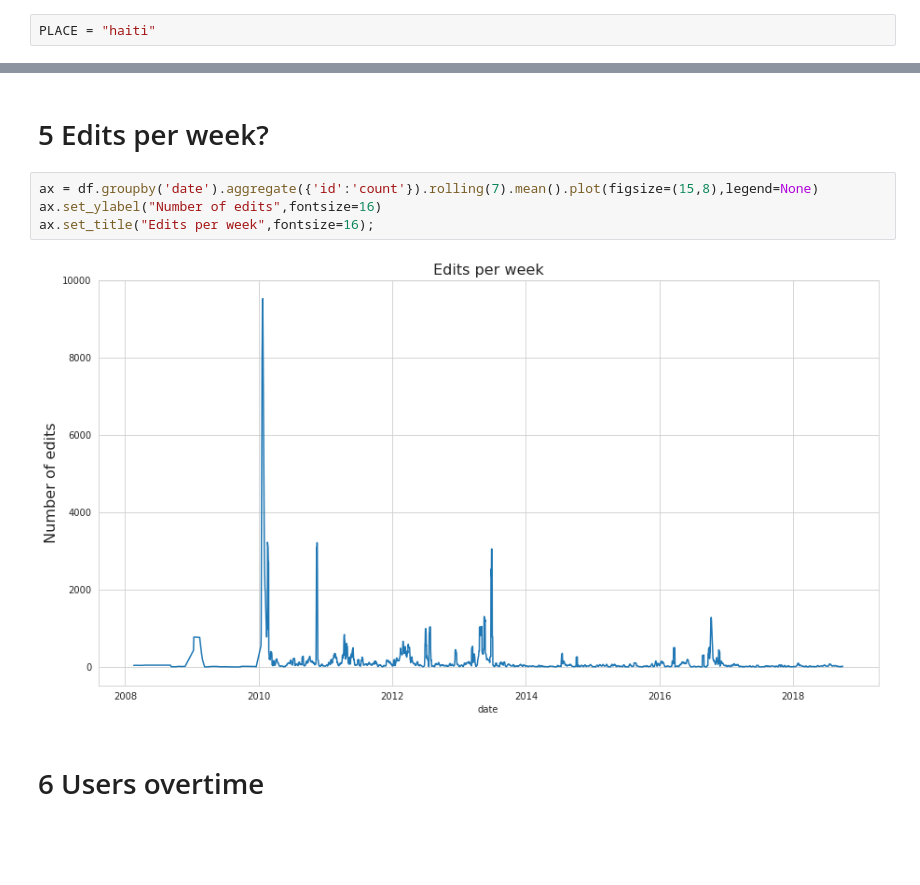
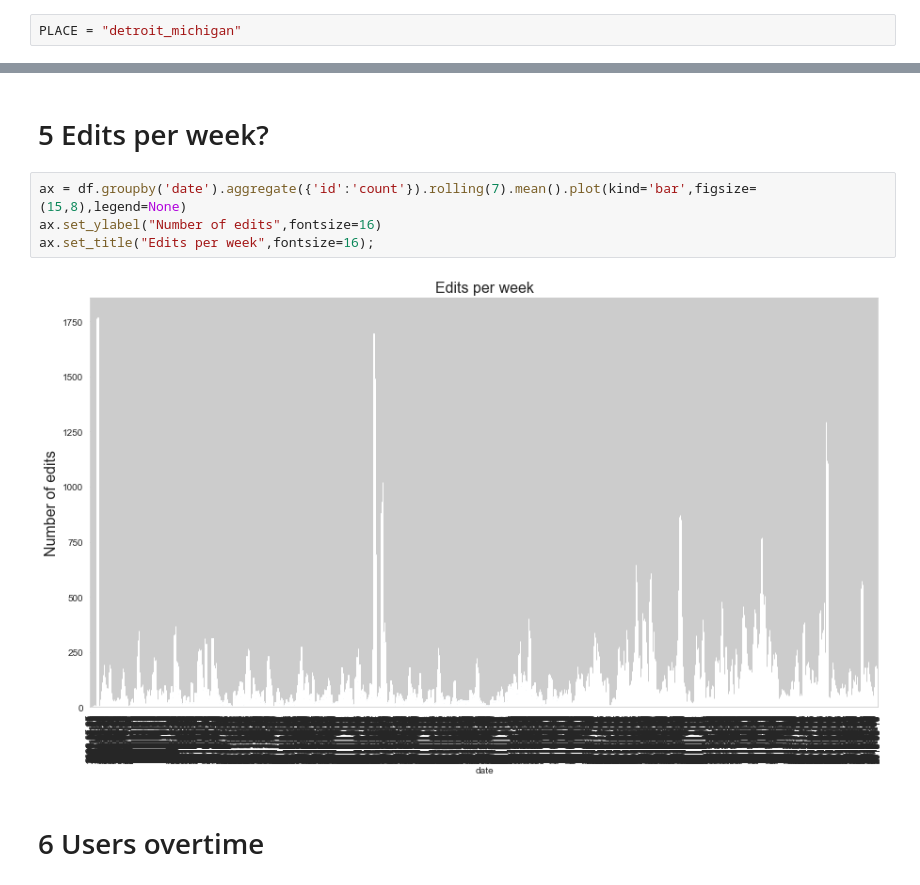
Before and after one commit to jenningsanderson/sotmus-analysis, a Jupyter notebook: analysis/GeneralAnalysis.ipynb, the cells around one changed output, grey strips where cells are left out. Drawn from its saved outputs; the diff is of its cells as text; blank space fills up the shorter version.

```diff
--- a/analysis/GeneralAnalysis.ipynb
+++ b/analysis/GeneralAnalysis.ipynb
@@ -11,5 +14,5 @@ import matplotlib.ticker
 # %%
-PLACE = "haiti"
+PLACE = "detroit_michigan"
 # %% [markdown]
 Read in the versions file
 # %%
@@ -115,11 +123,11 @@ ax.set_title("Contributors editing per week",fontsize=16);
 # %% [markdown]
 # 5 Edits per week?
 # %%
-ax = df.groupby('date').aggregate({'id':'count'}).rolling(7).mean().plot(figsize=(15,8),legend=None)
+ax = df.groupby('date').aggregate({'id':'count'}).rolling(7).mean().plot(kind='bar',figsize=(15,8),legend=None)
 ax.set_ylabel("Number of edits",fontsize=16)
 ax.set_title("Edits per week",fontsize=16);
 # %% [output]
-[figure, old version]
+[figure, new version]
 # %% [markdown]
 # 6 Users overtime
 # %%
```
Also changed, not shown: parts of 26 cells of this notebook, 9 other files.
